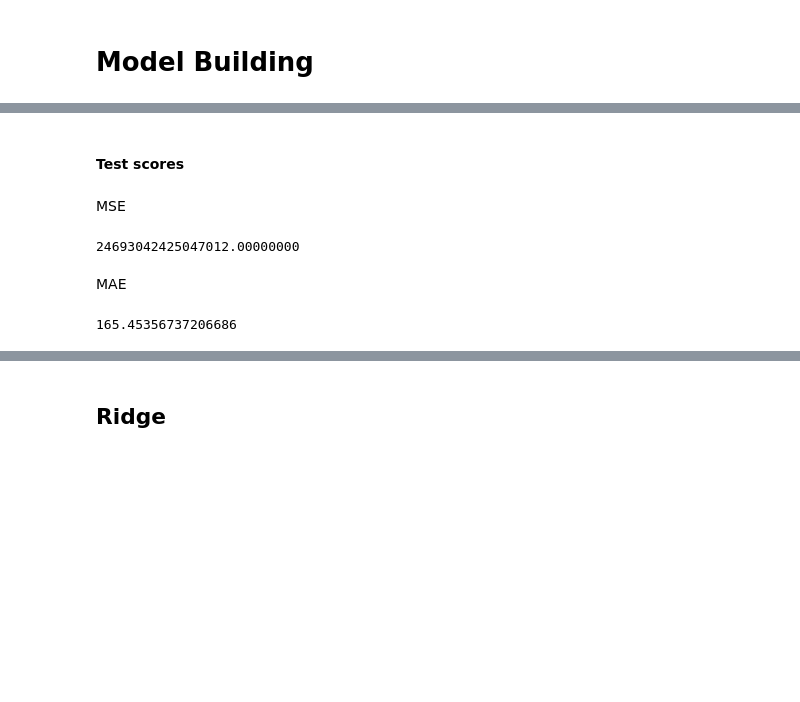
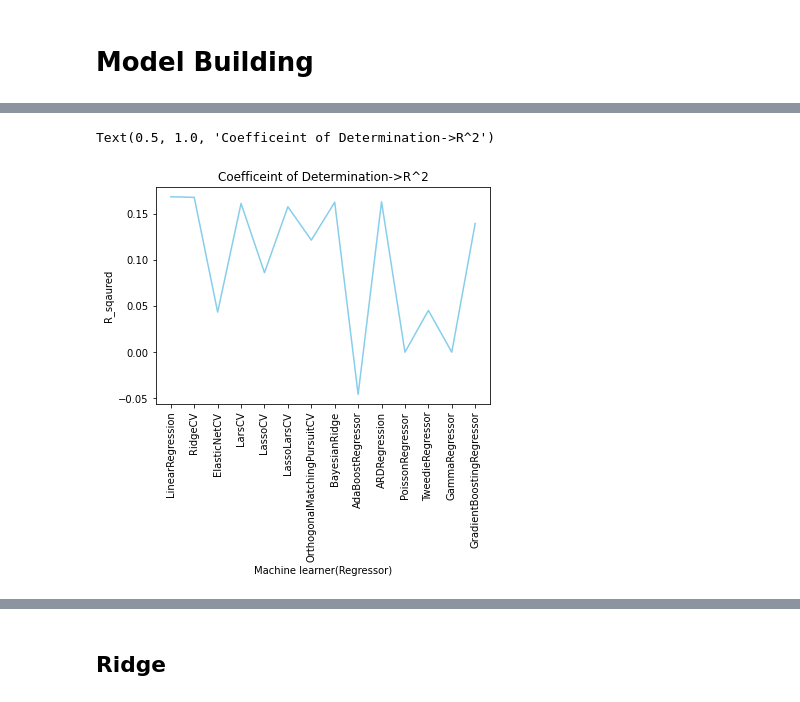
Before and after one commit to Lux040899/MAST30034-Team-Project, a Jupyter notebook: master.ipynb, the cells around one changed output, grey strips where cells are left out. Cells and saved outputs as stored; diff of their text form; code cells hidden in the pictures; blank space fills up the shorter version.

```diff
--- a/master.ipynb
+++ b/master.ipynb
@@ -560,0 +579,2 @@ reg = LinearRegression().fit(train_bx, train_by)
+# %%
+results = pd.DataFrame(result)
@@ -579,14 +601,9 @@ mean_absolute_error(train_by, reg.predict(train_bx))
-# %% [markdown]
-#### Test scores
-# %% [markdown]
-MSE
-# %%
-print(format(mean_squared_error(test_by, reg.predict(test_bx)), '.8f'))
-# %% [output]
-24693042425047012.00000000
-# %% [markdown]
-MAE
-# %%
-mean_absolute_error(test_by, reg.predict(test_bx))
-# %% [output]
-165.45356737206686
+# %%
+plt.plot( 'name', 'training_r2', data=results , color='skyblue')
+plt.xticks(rotation='vertical')
+plt.xlabel("Machine learner(Regressor)")
+plt.ylabel("R_sqaured")
+plt.title("Coefficeint of Determination->R^2")
+# %% [output]
+Text(0.5, 1.0, 'Coefficeint of Determination->R^2')
+[figure, added]
```
Also changed, not shown: parts of 72 cells of this notebook.
